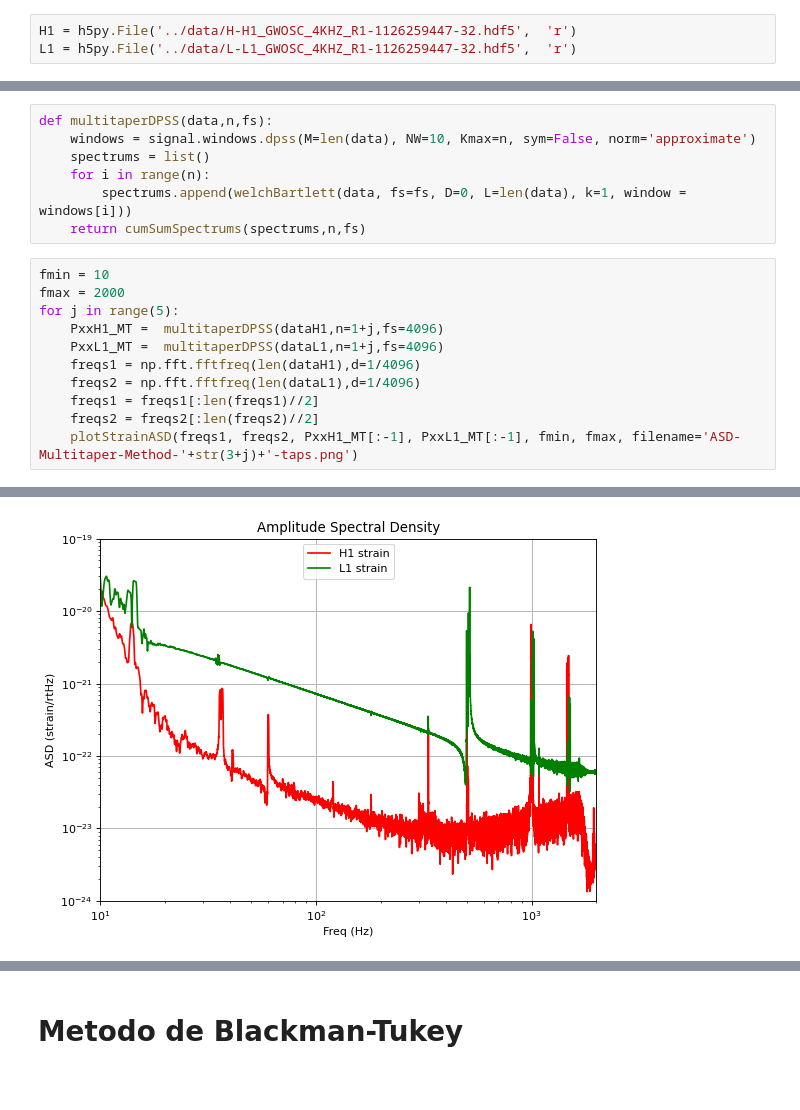
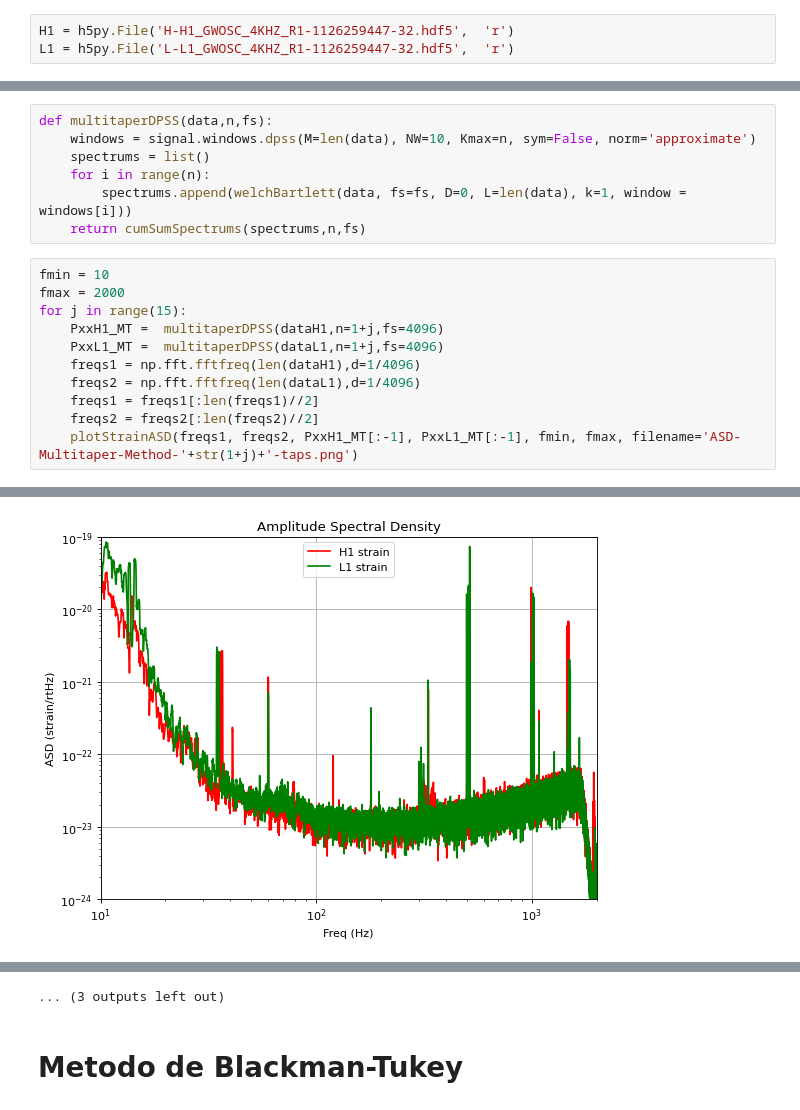
Before and after one commit to ManuMollon261297/PASA, a Jupyter notebook: TP1/code/pasa_tp1.ipynb, the cells around one changed output, grey strips where cells are left out. Drawn from its saved outputs; the diff is of its cells as text.

```diff
--- a/TP1/code/pasa_tp1.ipynb
+++ b/TP1/code/pasa_tp1.ipynb
@@ -8,8 +8,8 @@ import matplotlib.pyplot as plt
 # %% [markdown]
 # Cargamos las señales
 # %%
-H1 = h5py.File('../data/H-H1_GWOSC_4KHZ_R1-1126259447-32.hdf5',  'r')
-L1 = h5py.File('../data/L-L1_GWOSC_4KHZ_R1-1126259447-32.hdf5',  'r')
+H1 = h5py.File('H-H1_GWOSC_4KHZ_R1-1126259447-32.hdf5',  'r')
+L1 = h5py.File('L-L1_GWOSC_4KHZ_R1-1126259447-32.hdf5',  'r')
 # %%
 print(list(H1.keys()))
 print(list(L1.keys()))
@@ -226,12 +225,12 @@ def multitaperDPSS(data,n,fs):
 # %%
 fmin = 10
 fmax = 2000
-for j in range(5):
+for j in range(15):
     PxxH1_MT =  multitaperDPSS(dataH1,n=1+j,fs=4096)
     PxxL1_MT =  multitaperDPSS(dataL1,n=1+j,fs=4096)
     freqs1 = np.fft.fftfreq(len(dataH1),d=1/4096)
     freqs2 = np.fft.fftfreq(len(dataL1),d=1/4096)
     freqs1 = freqs1[:len(freqs1)//2]
     freqs2 = freqs2[:len(freqs2)//2]
-    plotStrainASD(freqs1, freqs2, PxxH1_MT[:-1], PxxL1_MT[:-1], fmin, fmax, filename='ASD-Multitaper-Method-'+str(3+j)+'-taps.png')
+    plotStrainASD(freqs1, freqs2, PxxH1_MT[:-1], PxxL1_MT[:-1], fmin, fmax, filename='ASD-Multitaper-Method-'+str(1+j)+'-taps.png')
 # %% [output]
@@ -242 +241 @@ for j in range(5):
-[figure, old version]
+[figure, new version]
@@ -243,3 +249,4 @@ for j in range(5):
+... (3 outputs left out)
 # %% [markdown]
 # Metodo de Blackman-Tukey
 # %% [markdown]
```
Also changed, not shown: parts of 13 cells of this notebook.
